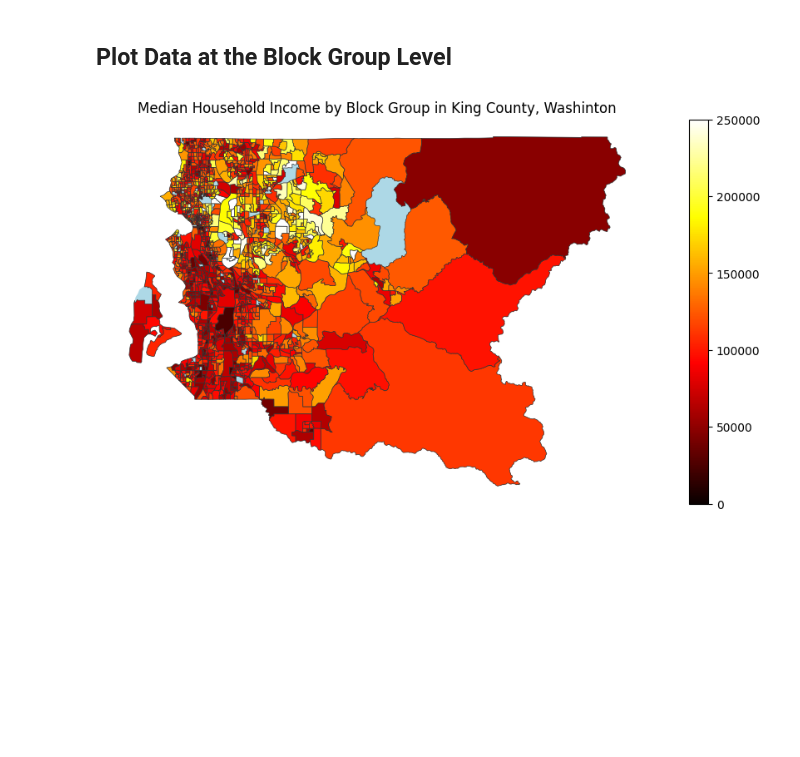
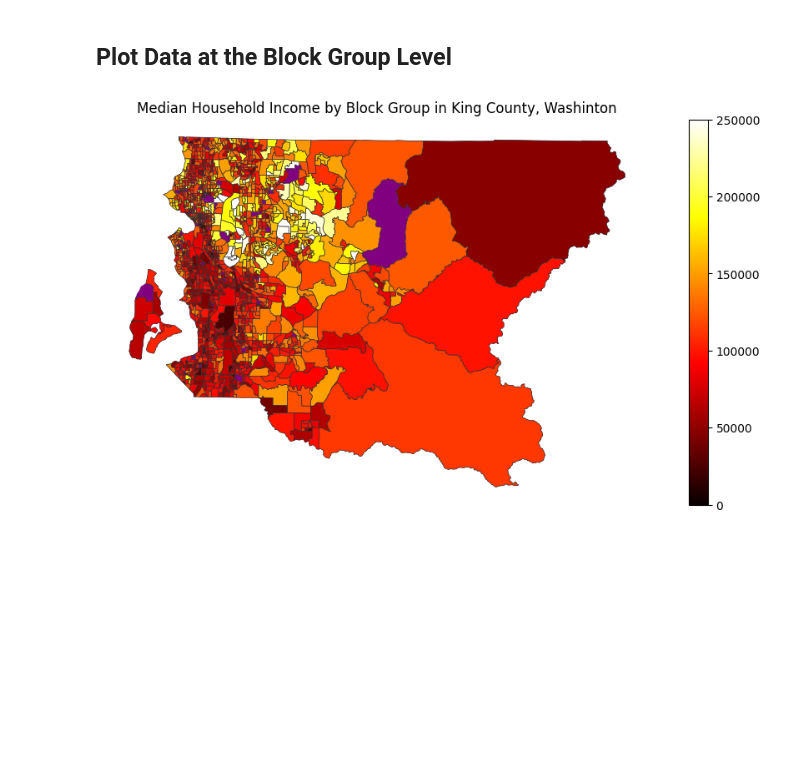
Before and after one commit to vengroff/censusdis-tutorial, a Jupyter notebook: Tutorial.ipynb, the cells around one changed output. Saved outputs shown, nothing was run; the diff lists cells and outputs as text; code cells hidden in the pictures.

```diff
--- a/Tutorial.ipynb
+++ b/Tutorial.ipynb
@@ -469,9 +519,9 @@ None
 from censusdis.values import ALL_SPECIAL_VALUES
 
 gdf_block_group = ced.download(
-    'acs/acs5',
-    2020,
-    ['NAME', 'B19013_001E'],
+    dataset='acs/acs5',
+    vintage=2020,
+    download_variables=['NAME', 'B19013_001E'],
 
     state=states.WA,
     county="033",
@@ -488,30 +538,32 @@ gdf_block_group = ced.download(
 )
 # %%
 # First plot a neutral background color everywhere.
-ax = gdf_block_group.plot(
-    color='lightblue',
+ax = cem.plot_map(
+    gdf_block_group,
+    color='purple',
     figsize=(12, 6)
 )
 
 # On top of that, dropna() for the cases where data was
 # not published, then plot median houssehold income.
-ax = gdf_block_group.plot(
+ax = cem.plot_map(
+    gdf_block_group,
     'B19013_001E',
 
     cmap='hot',
     edgecolor='#333',
     linewidth=0.5,
     vmin=0,
     vmax=250_000,
 
     legend=True,
-    ax=ax
+    ax=ax,
 )
 
 ax.set_title("Median Household Income by Block Group in King County, Washinton")
 ax.axis('off')
 None
 # %% [output]
-[figure, old version]
+[figure, new version]
 # %% [markdown]
 <br/><br/><br/><br/><br/><br/><br/><br/><br/>
```
Also changed, not shown: parts of 54 cells of this notebook, 1 other file.
